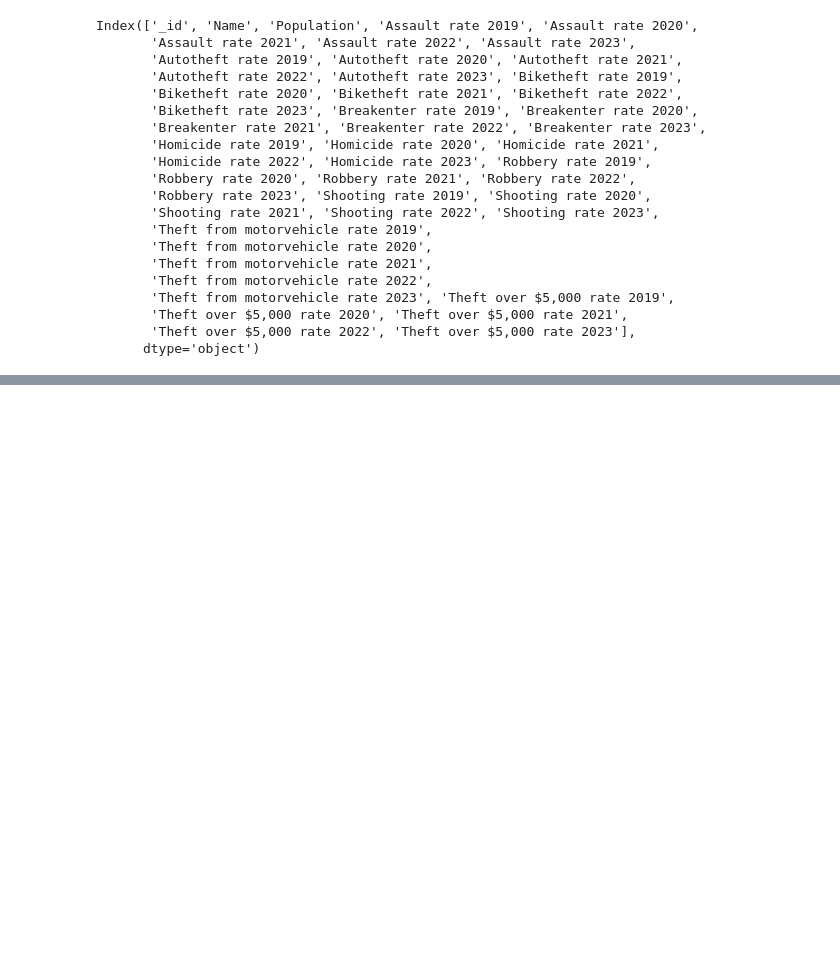
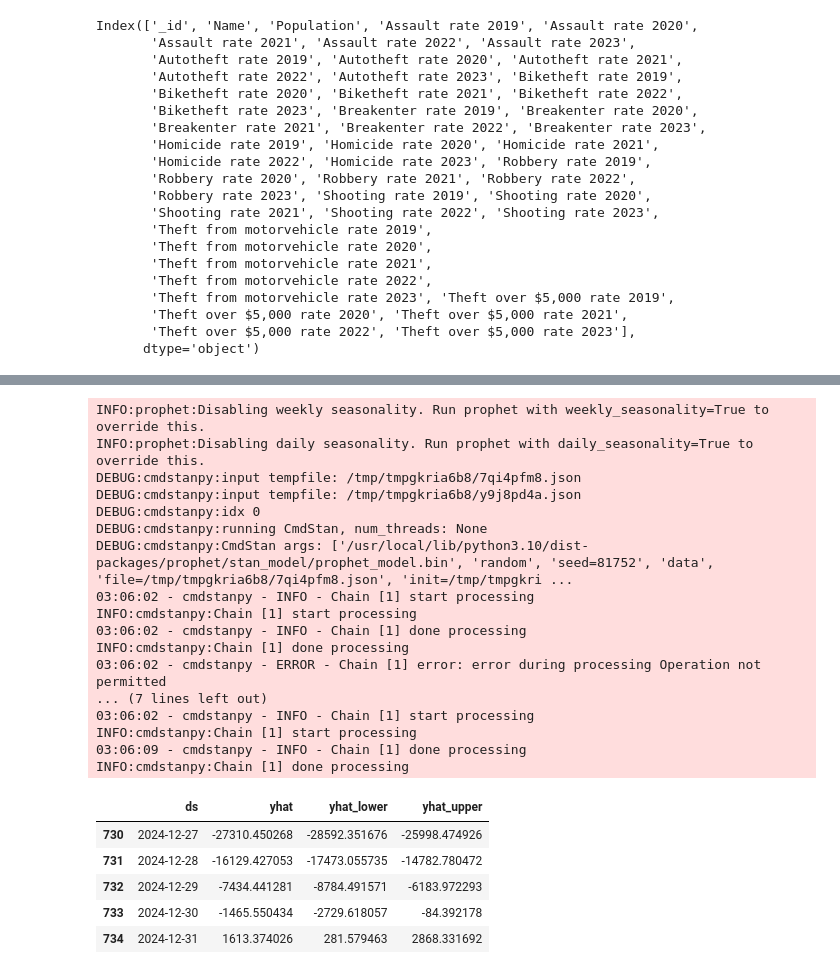
Before and after one commit to Esi-Akotia/toronto-neighbourhoods-proj4, a Jupyter notebook: Crime_ML.ipynb, the cells around one changed output, grey strips where cells are left out. Saved outputs shown, nothing was run; the diff lists cells and outputs as text; code cells hidden in the pictures; blank space fills up the shorter version.

```diff
--- a/Crime_ML.ipynb
+++ b/Crime_ML.ipynb
@@ -71,0 +139,39 @@ Index(['_id', 'Name', 'Population', 'Assault rate 2019', 'Assault rate 2020',
+# %%
+# Create a Prophet model
+model = Prophet()
+
+# Fit the model
+model.fit(aggregated_crime_data)
+
+# Make future dataframe for next two years
+future = model.make_future_dataframe(periods=730)  # 730 days = 2 years
+
+# Forecast
+forecast = model.predict(future)
+
+# Display the forecast
+forecast[['ds', 'yhat', 'yhat_lower', 'yhat_upper']].tail()
+# %% [output]
+INFO:prophet:Disabling weekly seasonality. Run prophet with weekly_seasonality=True to override this.
+INFO:prophet:Disabling daily seasonality. Run prophet with daily_seasonality=True to override this.
+DEBUG:cmdstanpy:input tempfile: /tmp/tmpgkria6b8/7qi4pfm8.json
+DEBUG:cmdstanpy:input tempfile: /tmp/tmpgkria6b8/y9j8pd4a.json
+DEBUG:cmdstanpy:idx 0
+DEBUG:cmdstanpy:running CmdStan, num_threads: None
+DEBUG:cmdstanpy:CmdStan args: ['/usr/local/lib/python3.10/dist-packages/prophet/stan_model/prophet_model.bin', 'random', 'seed=81752', 'data', 'file=/tmp/tmpgkria6b8/7qi4pfm8.json', 'init=/tmp/tmpgkri ...
+03:06:02 - cmdstanpy - INFO - Chain [1] start processing
+INFO:cmdstanpy:Chain [1] start processing
+03:06:02 - cmdstanpy - INFO - Chain [1] done processing
+INFO:cmdstanpy:Chain [1] done processing
+03:06:02 - cmdstanpy - ERROR - Chain [1] error: error during processing Operation not permitted
+... (7 lines left out)
+03:06:02 - cmdstanpy - INFO - Chain [1] start processing
+INFO:cmdstanpy:Chain [1] start processing
+03:06:09 - cmdstanpy - INFO - Chain [1] done processing
+INFO:cmdstanpy:Chain [1] done processing
+|  | ds | yhat | yhat_lower | yhat_upper |
+| 730 | 2024-12-27 | -27310.450268 | -28592.351676 | -25998.474926 |
+| 731 | 2024-12-28 | -16129.427053 | -17473.055735 | -14782.780472 |
+| 732 | 2024-12-29 | -7434.441281 | -8784.491571 | -6183.972293 |
+| 733 | 2024-12-30 | -1465.550434 | -2729.618057 | -84.392178 |
+| 734 | 2024-12-31 | 1613.374026 | 281.579463 | 2868.331692 |
```
Also changed, not shown: parts of 4 cells of this notebook.
